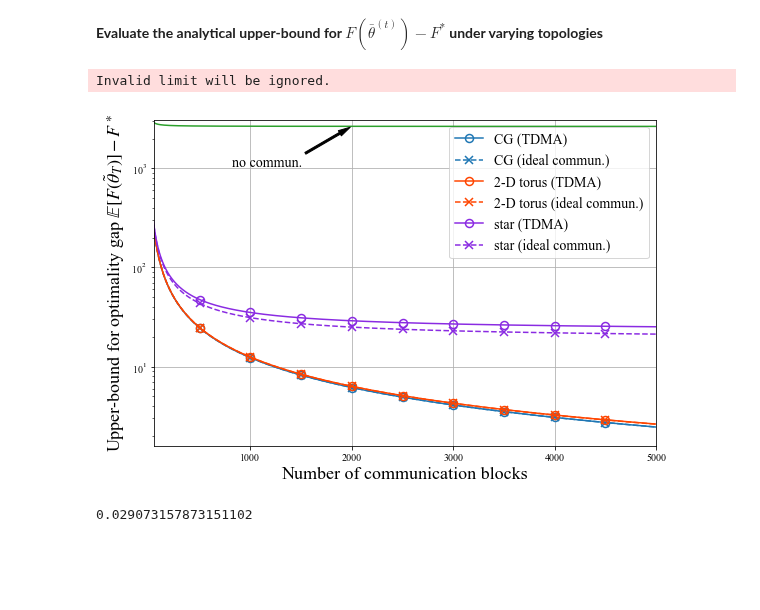
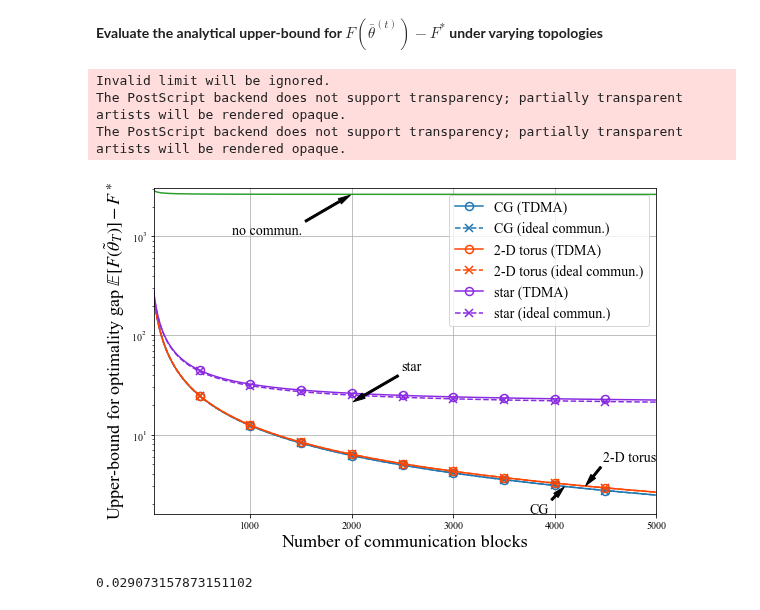
Before and after one commit to Fuzzy-Face/JSAC_FL, a Jupyter notebook: bounds_digital.ipynb, the cells around one changed output. Cells and saved outputs as stored; diff of their text form; code cells hidden in the pictures; blank space fills up the shorter version.

```diff
--- a/bounds_digital.ipynb
+++ b/bounds_digital.ipynb
@@ -523,11 +523,11 @@ el.get_linewidth()
 # %%
 a = 1e6
 M = K # the chromatic number for the digital scheme
-N = 1900000
+N = 3200000
 # opt = 0.41
 barP = 2e-7
-d_min = 50
-d_max = 200
+# d_min = 50
+# d_max = 200
 D = 125 * np.ones((K, K)) # mimic the effect of the same pathloss
 
 Tmax = 5e3
@@ -725,46 +725,48 @@ plt.semilogy(T_array, og,  color = 'blueviolet', ls = '--', marker = 'x', fillst
 # 1.625 * T_array * (T_array + 2 * a ) / (mu * sT) * (bar_sigma_sqr / K) + \
 # (158.45 * 24 * L * T_array) / (mu**2 * p(delta3,beta3,omega) **2 * sT) * gb**2
 # plt.semilogy(T_array, og, color = 'saddlebrown', ls = '--', marker = 'x', fillstyle = 'none', ms = 8, mew = 1.5, markevery = 500, label=r'chain (ideal commun.)')
 
 
 # no communication with bounded consensus error derived as a result of (expected) norm bound for gradients
 ogLocal = mu/3.25 * (a**3 - 3.25 * a **2) / sT * a0 + \
 1.625 * T_array * (T_array + 2 * a ) / (mu * sT) * (bar_sigma_sqr / K) +\
 1.5 * L * (1 + 1./K)**2 * (4 / mu**2) * gb**2
 plt.semilogy(T_array, ogLocal, color = 'tab:green')
 
 plt.xlabel(r'Number of communication blocks', fontsize = 18)
 plt.ylabel(r'Upper-bound for optimality gap $\mathbb{E}[F(\tilde{\theta}_T)]-F^\ast$', fontsize = 18)
 # plt.title(r'$\lambda_2(L) = 8$')
 plt.xlim((50, 5000))
 plt.ylim((0, 3100))
 plt.grid()
 
 # Place legend for individual curves
 plt.legend(loc = 'upper right', fontsize = 14)
 # Place marks using annotation
 _ = ax.annotate(r'no commun.',
             xy = (2000, 2653), xycoords = 'data',
             xytext = (-120, -40), textcoords = 'offset points', fontsize = 14,
             arrowprops=dict(facecolor = 'black', width = 2, headwidth = 6, shrink = 0.03))
-# _ = ax.annotate(r'2-D torus ($\delta=0.31$), digital transmission',
-#             xy = (1100, 155), xycoords = 'data',
-#             xytext = (48, 24), textcoords = 'offset points', fontsize = 14,
-#             arrowprops=dict(facecolor = 'black', width = 2, headwidth = 6, shrink = 0.03))
-# _ = ax.annotate(r'Complete graph ($\delta=1.00$), digital transmission',
-#             xy = (1500, 85), xycoords = 'data',
-#             xytext = (-40, -30), textcoords = 'offset points', fontsize = 14,
-#             arrowprops=dict(facecolor = 'black', width = 2, headwidth = 6, shrink = 0.03))
-# _ = ax.annotate(r'Ideal communications',
-#             xy = (3800, 32), xycoords = 'data',
-#             xytext = (-170, -30), textcoords = 'offset points', fontsize = 14,
-#             arrowprops=dict(facecolor = 'black', width = 2, headwidth = 6, shrink = 0.03))
+_ = ax.annotate(r'star',
+            xy = (2000, 21), xycoords = 'data',
+            xytext = (50, 32), textcoords = 'offset points', fontsize = 14,
+            arrowprops=dict(facecolor = 'black', width = 2, headwidth = 6, shrink = 0.03))
+_ = ax.annotate(r'CG',
+            xy = (4100, 3.00), xycoords = 'data',
+            xytext = (-35, -27), textcoords = 'offset points', fontsize = 14,
+            arrowprops=dict(facecolor = 'black', width = 2, headwidth = 6, shrink = 0.03))
+_ = ax.annotate(r'2-D torus',
+            xy = (4300, 3.0), xycoords = 'data',
+            xytext = (18, 25), textcoords = 'offset points', fontsize = 14,
+            arrowprops=dict(facecolor = 'black', width = 2, headwidth = 6, shrink = 0.03))
 
 # plt.savefig('C:/Users/Helen/Documents/visiting_research@KCL/D2D_DSGD/XXX20-FL_over_D2D/eps/dig_ub_og_vs_topology.eps',format='eps', dpi=600)
 plt.show()
 # %% [output]
 Invalid limit will be ignored.
+The PostScript backend does not support transparency; partially transparent artists will be rendered opaque.
+The PostScript backend does not support transparency; partially transparent artists will be rendered opaque.
-[figure, old version]
+[figure, new version]
 # %%
 p1
 # %% [output]
```
Also changed, not shown: parts of 6 cells of this notebook, 2 other files.
